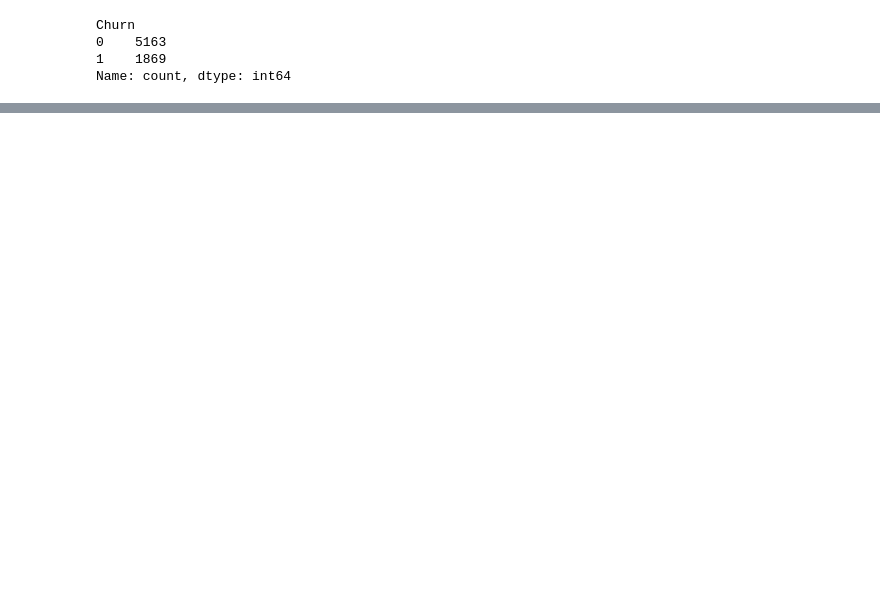
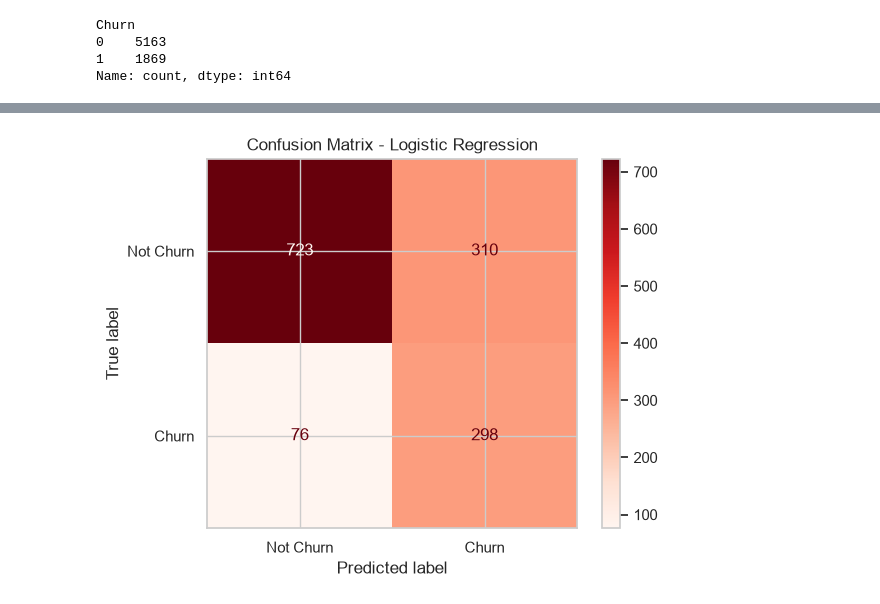
Before and after one commit to Romisha08/Customer_churn, a Jupyter notebook: notebooks/customer_churn.ipynb, the cells around one changed output, grey strips where cells are left out. Cells and saved outputs as stored; diff of their text form; code cells hidden in the pictures; blank space fills up the shorter version.

```diff
--- a/notebooks/customer_churn.ipynb
+++ b/notebooks/customer_churn.ipynb
@@ -444,0 +443,15 @@ X_train, X_test, y_train, y_test = train_test_split(
+# %%
+preprocessor = ColumnTransformer(
+    transformers=[
+        (
+            "num",
+            StandardScaler(),
+            numerical_features
+        ),
+        (
+            "cat",
+            OneHotEncoder(handle_unknown="ignore"),
+            categorical_features
+        )
+    ]
+)
@@ -444,0 +462,12 @@ X_train, X_test, y_train, y_test = train_test_split(
+# %%
+logistic_model = Pipeline(
+    steps=[
+        ("preprocessor", preprocessor),
+        ("classifier", LogisticRegression(
+            max_iter=1000,
+            class_weight="balanced"
+        ))
+    ]
+)
+# %%
+logistic_model.fit(X_train, y_train)
@@ -444,0 +492,2 @@ X_train, X_test, y_train, y_test = train_test_split(
+# %%
+logistic_predictions = logistic_model.predict(X_test)
@@ -444,0 +575,17 @@ X_train, X_test, y_train, y_test = train_test_split(
+# %%
+cm=confusion_matrix(
+    y_test,
+    logistic_predictions
+)
+
+disp=ConfusionMatrixDisplay(
+    confusion_matrix=cm,
+    display_labels=["Not Churn", "Churn"]
+
+)
+
+disp.plot(cmap="Reds")
+plt.title("Confusion Matrix - Logistic Regression")
+plt.show()
+# %% [output]
+[figure, added]
```
Also changed, not shown: parts of 58 cells of this notebook, 7 other files.
